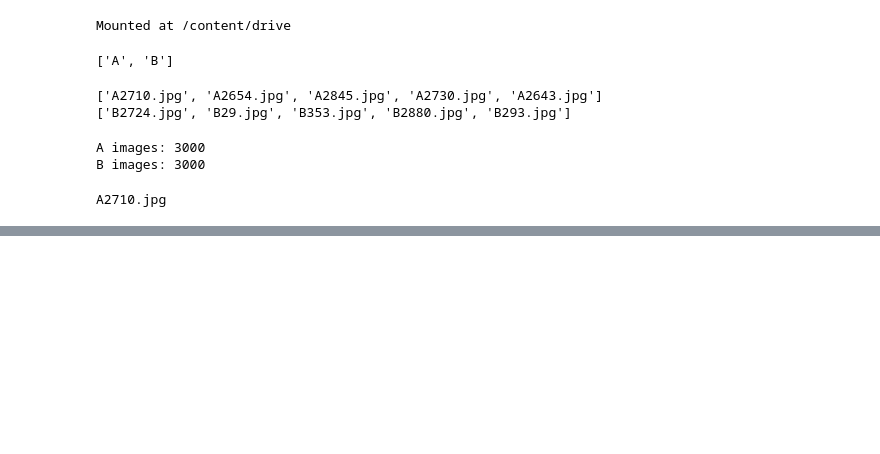
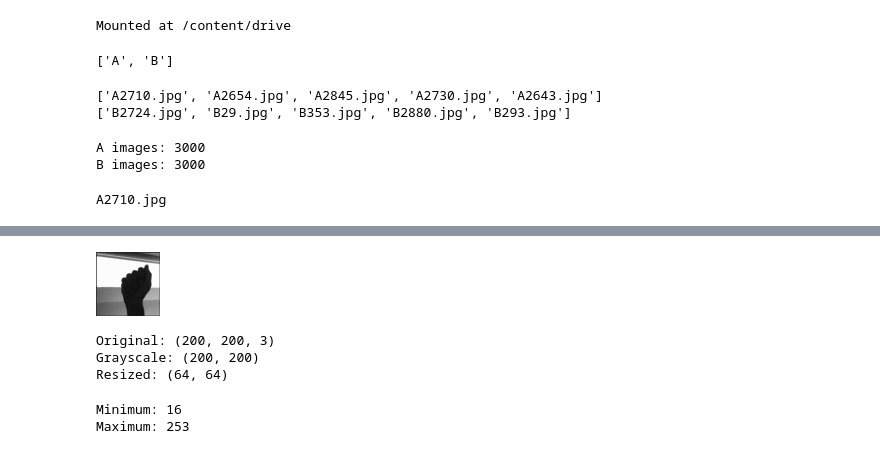
Before and after one commit to barney-rai/asl-recognition, a Jupyter notebook: asl_data_proccessing.ipynb, the cells around one changed output, grey strips where cells are left out. Saved outputs shown, nothing was run; the diff lists cells and outputs as text; code cells hidden in the pictures; blank space fills up the shorter version.

```diff
--- a/asl_data_proccessing.ipynb
+++ b/asl_data_proccessing.ipynb
@@ -34,0 +98,6 @@ A2710.jpg
+# %%
+resized = cv2.resize(
+    gray,
+    (64, 64),
+    interpolation=cv2.INTER_AREA
+)
@@ -34,0 +116,18 @@ A2710.jpg
+# %%
+cv2_imshow(resized)
+# %% [output]
+[figure, added]
+# %%
+print("Original:", img.shape)
+print("Grayscale:", gray.shape)
+print("Resized:", resized.shape)
+# %% [output]
+Original: (200, 200, 3)
+Grayscale: (200, 200)
+Resized: (64, 64)
+# %%
+print("Minimum:", resized.min())
+print("Maximum:", resized.max())
+# %% [output]
+Minimum: 16
+Maximum: 253
```
Also changed, not shown: parts of 19 cells of this notebook.
